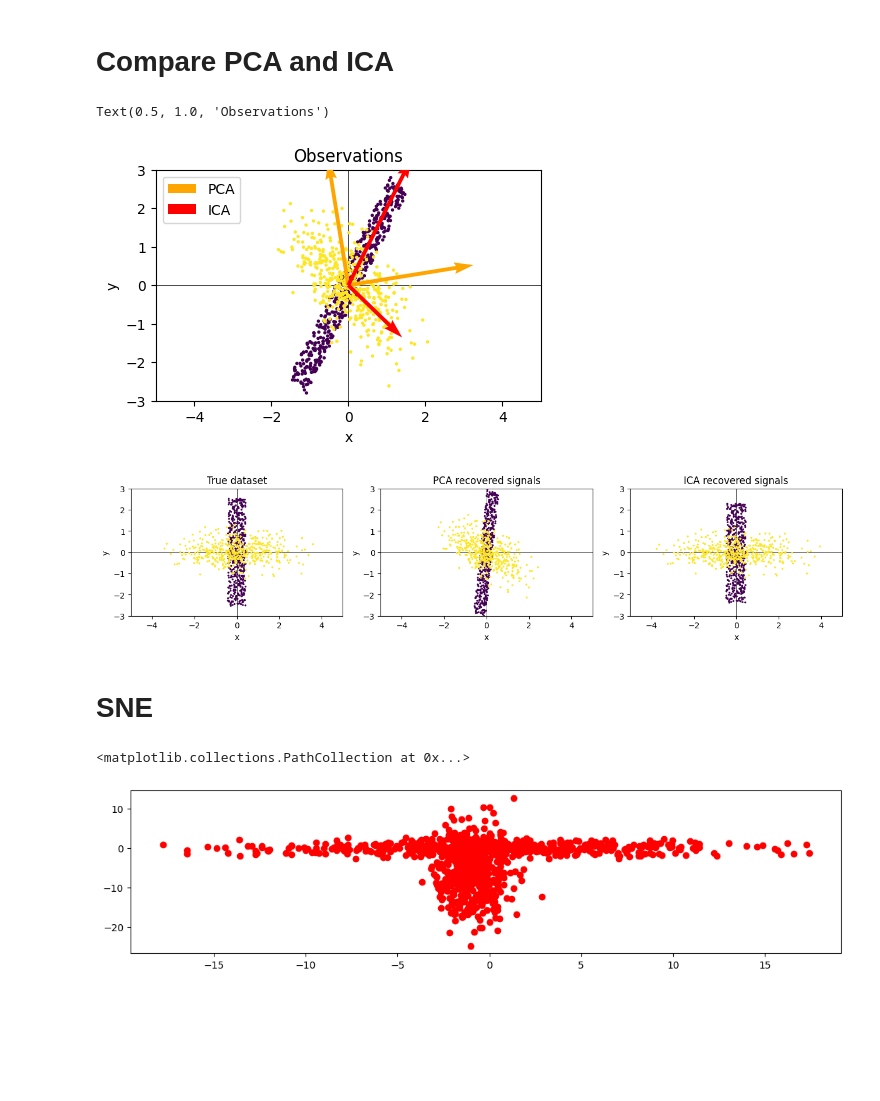
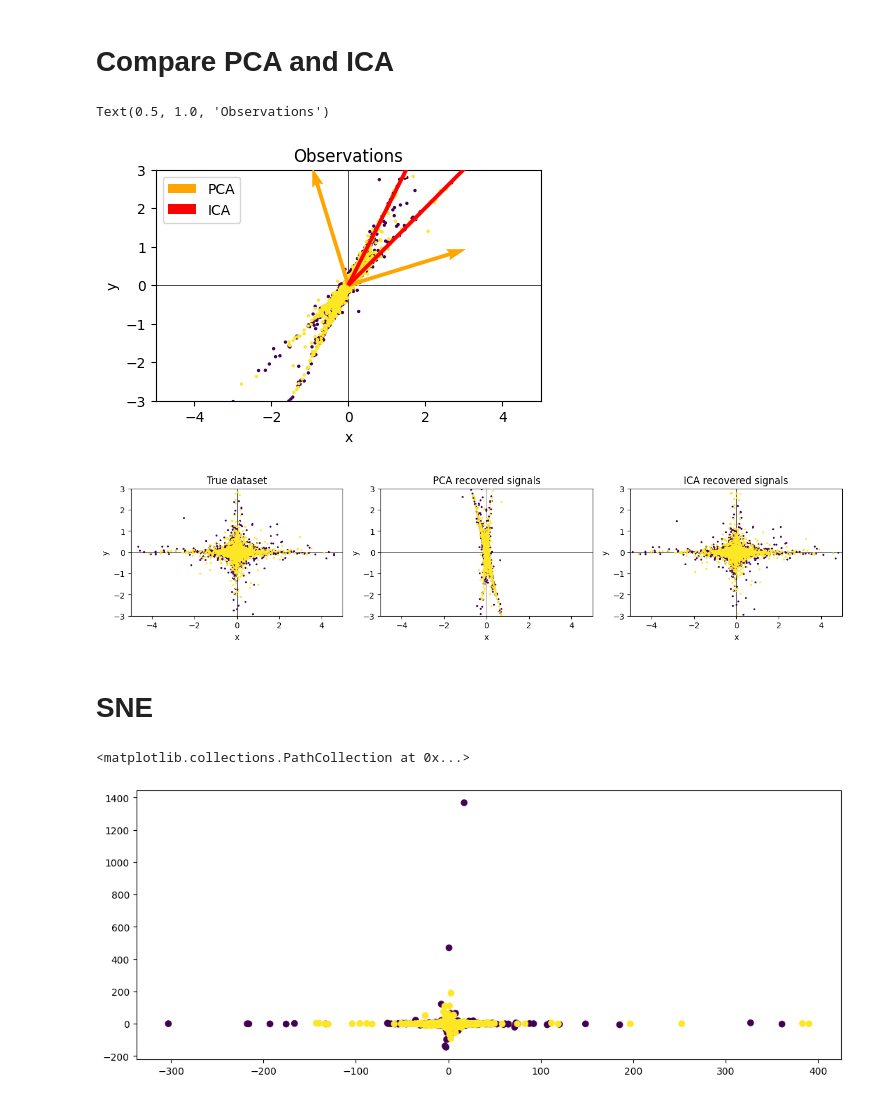
Before and after one commit to TAUforPython/machinelearning, a Jupyter notebook: example_PCA_ICA_SNE.ipynb, the cells around one changed output. Saved outputs shown, nothing was run; the diff lists cells and outputs as text; code cells hidden in the pictures; blank space fills up the shorter version.

```diff
--- a/example_PCA_ICA_SNE.ipynb
+++ b/example_PCA_ICA_SNE.ipynb
@@ -156,10 +200,14 @@ Xmixed = np.dot(X, Rotation.T)  # Generate observations
 # %%
 # T-destribution
+n_samples = 10000
 
 rng = np.random.RandomState(42)
-X = rng.standard_t(1.5, size=(20000, 2))
+X = rng.standard_t(1.5, size=(n_samples, 2))
 X[:, 0] *= 2.0
 
+Cb = np.ones(int(n_samples/2))
+Ca = np.zeros(int(n_samples/2))
+Cy = np.hstack((Ca,Cb))
 # Mix data
 Rotation = np.array([[0.5, 1], [1, 1]])  # Mixing matrix
 
@@ -286,7 +336,7 @@ legend.set_zorder(100)
 plt.title("Observations")
 # %% [output]
 Text(0.5, 1.0, 'Observations')
-[figure, old version]
+[figure, new version]
 # %%
 plt.rcParams["figure.figsize"] = (13,5)
 
@@ -308,7 +358,7 @@ plt.title("ICA recovered signals")
 plt.tight_layout()
 plt.show()
 # %% [output]
-[figure, old version]
+[figure, new version]
 # %% [markdown]
 # SNE
 # %%
@@ -319,19 +369,8 @@ import numpy as np
 from matplotlib.ticker import NullFormatter
 
 from sklearn import datasets, manifold
-# %%
-import random
-n_samples = 1550
-
-A = np.random.normal(0, 1, n_samples)*6
-Xa = np.random.normal(-2,2,n_samples)
-#random.shuffle(Xa)
-Ya = np.zeros(n_samples)
-A = np.vstack((Xa,A))
-A=A.T
-X=A
 # %%
-plt.scatter(X[:, 0], X[:, 1], c="r")
+plt.scatter(X[:, 0], X[:, 1], c=Cy)
 # %% [output]
 <matplotlib.collections.PathCollection at 0x...>
-[figure, old version]
+[figure, new version]
```
Also changed, not shown: parts of 19 cells of this notebook.
